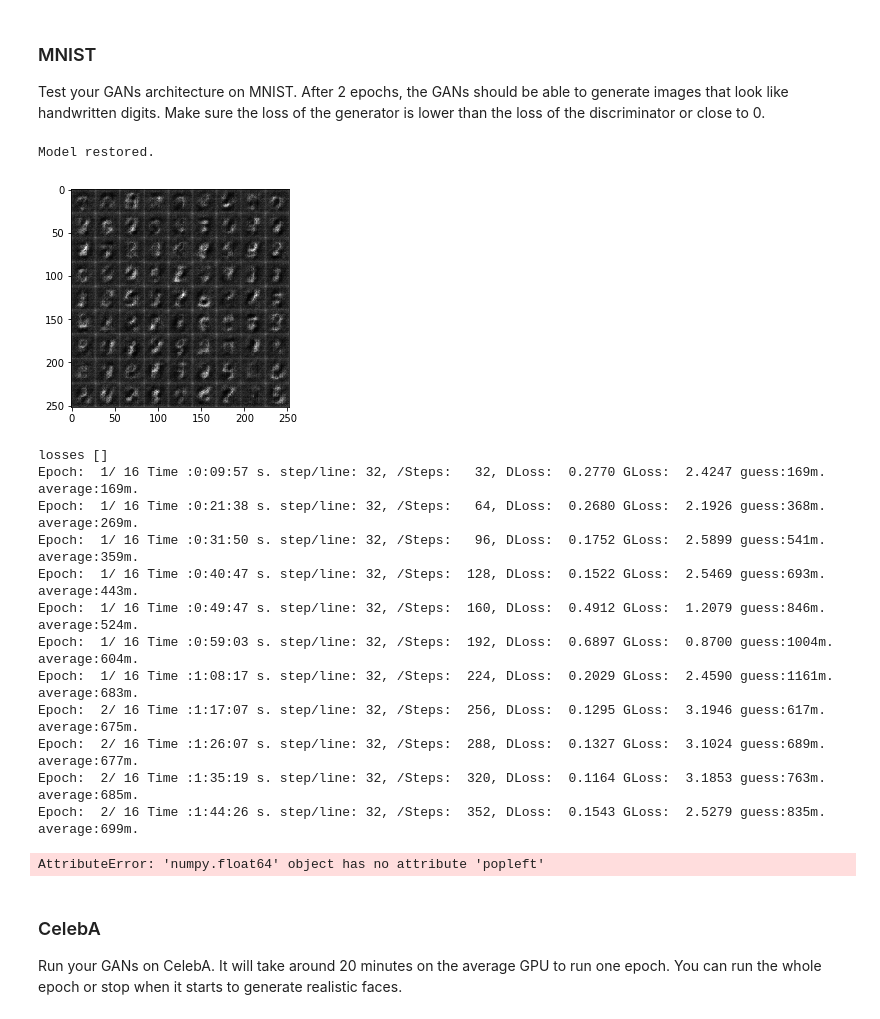
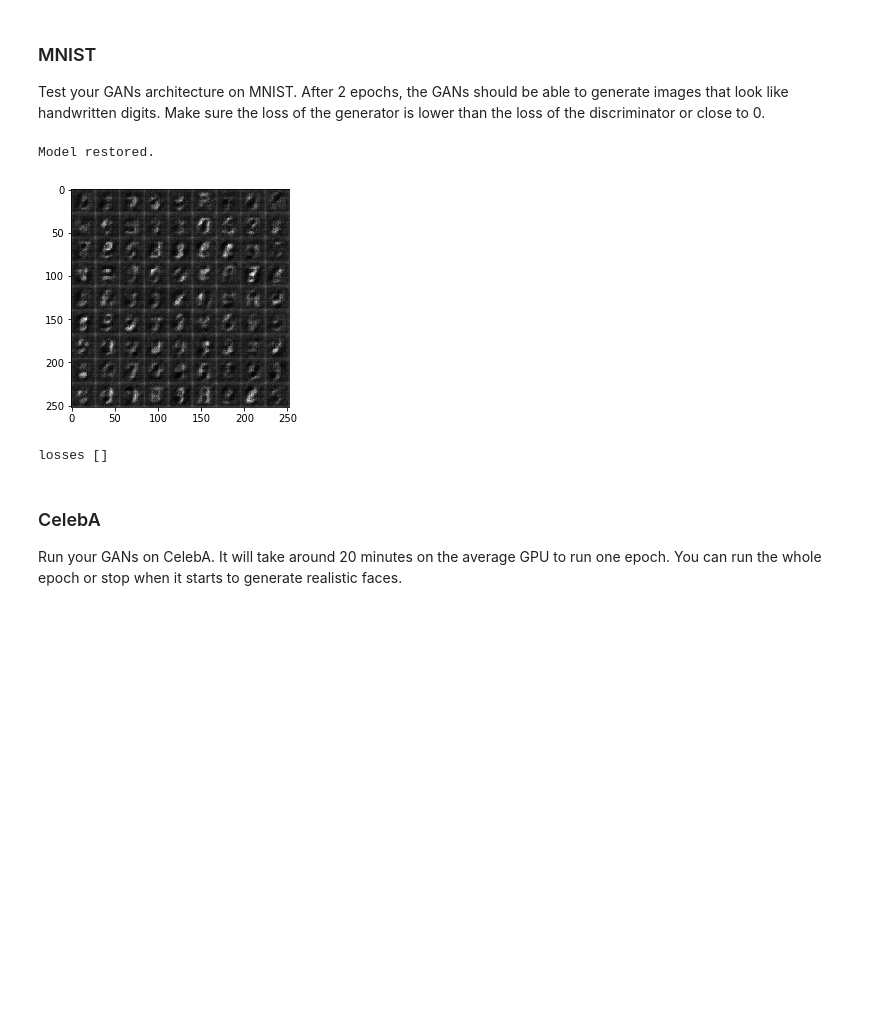
Before and after one commit to gertadam/Project5, a Jupyter notebook: dlnd_face_generation.ipynb, the cells around one changed output. Drawn from its saved outputs; the diff is of its cells as text; code cells hidden in the pictures; blank space fills up the shorter version.

Commit message:
corrected hopefully the last error - testing on MNIST on the Laptop

```diff
--- a/dlnd_face_generation.ipynb
+++ b/dlnd_face_generation.ipynb
@@ -593,20 +593,19 @@ def train(epochs, batch_size, z_dim, learning_rate, beta1, get_batches, data_sha
                     time_rest      = (elapsed_time/(epoch_i+1))*(epochs-epoch_i+1)/60
 
                     if (len(mov_av_list)>10):
-                        mov_av.popleft()
+                        mov_av_list.popleft()
                         mov_av_list.append(time_rest)
                     else:
                         mov_av_list.append(time_rest)
                     mov_av = np.mean(mov_av_list)
 
-                    print("Epoch:{:3}/{:3}".format(epoch_i+1, epochs),
-                          "Time :{:8}s.".format(time_str),
-                          "step/line:{:3},".format(elapsed_steps),
-                          "/Steps:{:5},".format(steps),
-                          "DLoss:{:8.4f}".format(train_loss_d),
-                          "GLoss:{:8.4f}".format(train_loss_g),
-                          "guess:{:3.0f}m.".format(time_rest),
-                          "average:{:3.0f}m.".format(mov_av))
+                    print("Epoch:{:2}/{:2}".format(epoch_i+1, epochs),
+                          "Time: {:8}s.".format(time_str),
+                          "#Steps:{:4},".format(steps),
+                          "DLoss:{:7.4f}".format(train_loss_d),
+                          "GLoss:{:7.4f}".format(train_loss_g),
+                          "guess:{:4.0f}m.".format(time_rest),
+                          "average:{:4.0f}m.".format(mov_av))
                     laststeps = steps
                     last_elapsed = elapsed_time
                     # Save losses to view after training
@@ -658,49 +657,37 @@ Test your GANs architecture on MNIST.  After 2 epochs, the GANs should be able t
 """
 
 # to seperate the two data-runs, I will have to give the files different names
 filename      = 'MNIST_run'
 
 # https://medium.com/towards-data-science/gan-by-example-using-keras-on-tensorflow-backend-1a6d515a60d0
-Gkeep_prob = 0.4  # lower keep prob but with fewer D_O layers
+Gkeep_prob = 0.4  # more drops -> lower keep prob but with fewer D_O layers (only in the dense)
 Dkeep_prob = 0.5
 steps_printline = 32
 steps_images    = 512
 steps_graph     = 77        # abandoned for the moment
 Load_chk      = True       # set this to [True], if you want to load the checkpoint and ass. losses-file
                             # ! remember to delete the comenting out of load .pkl when it has been saved
 # std. Hyper param
 batch_size    = 256
 z_dim         = 100
 beta1         = 0.5
 learning_rate = 0.00005
 
 # delete me before handing in - on laptop 1 epoch -> 1 hour)
-epochs       = 16
+epochs       = 3
 """
 DON'T MODIFY ANYTHING IN THIS CELL THAT IS BELOW THIS LINE
 """
 #epochs = 2
 
 mnist_dataset = helper.Dataset('mnist', glob(os.path.join(data_dir, 'mnist/*.jpg')))
 with tf.Graph().as_default():
     train(epochs, batch_size, z_dim, learning_rate, beta1, mnist_dataset.get_batches,
           mnist_dataset.shape, mnist_dataset.image_mode)
 # %% [output]
 Model restored.
-[figure, old version]
+[figure, new version]
 losses []
-Epoch:  1/ 16 Time :0:09:57 s. step/line: 32, /Steps:   32, DLoss:  0.2770 GLoss:  2.4247 guess:169m. average:169m.
-Epoch:  1/ 16 Time :0:21:38 s. step/line: 32, /Steps:   64, DLoss:  0.2680 GLoss:  2.1926 guess:368m. average:269m.
-Epoch:  1/ 16 Time :0:31:50 s. step/line: 32, /Steps:   96, DLoss:  0.1752 GLoss:  2.5899 guess:541m. average:359m.
-Epoch:  1/ 16 Time :0:40:47 s. step/line: 32, /Steps:  128, DLoss:  0.1522 GLoss:  2.5469 guess:693m. average:443m.
-Epoch:  1/ 16 Time :0:49:47 s. step/line: 32, /Steps:  160, DLoss:  0.4912 GLoss:  1.2079 guess:846m. average:524m.
-Epoch:  1/ 16 Time :0:59:03 s. step/line: 32, /Steps:  192, DLoss:  0.6897 GLoss:  0.8700 guess:1004m. average:604m.
-Epoch:  1/ 16 Time :1:08:17 s. step/line: 32, /Steps:  224, DLoss:  0.2029 GLoss:  2.4590 guess:1161m. average:683m.
-Epoch:  2/ 16 Time :1:17:07 s. step/line: 32, /Steps:  256, DLoss:  0.1295 GLoss:  3.1946 guess:617m. average:675m.
-Epoch:  2/ 16 Time :1:26:07 s. step/line: 32, /Steps:  288, DLoss:  0.1327 GLoss:  3.1024 guess:689m. average:677m.
-Epoch:  2/ 16 Time :1:35:19 s. step/line: 32, /Steps:  320, DLoss:  0.1164 GLoss:  3.1853 guess:763m. average:685m.
-Epoch:  2/ 16 Time :1:44:26 s. step/line: 32, /Steps:  352, DLoss:  0.1543 GLoss:  2.5279 guess:835m. average:699m.
-AttributeError: 'numpy.float64' object has no attribute 'popleft'
 # %% [markdown]
 ### CelebA
 Run your GANs on CelebA.  It will take around 20 minutes on the average GPU to run one epoch.  You can run the whole epoch or stop when it starts to generate realistic faces.
```
